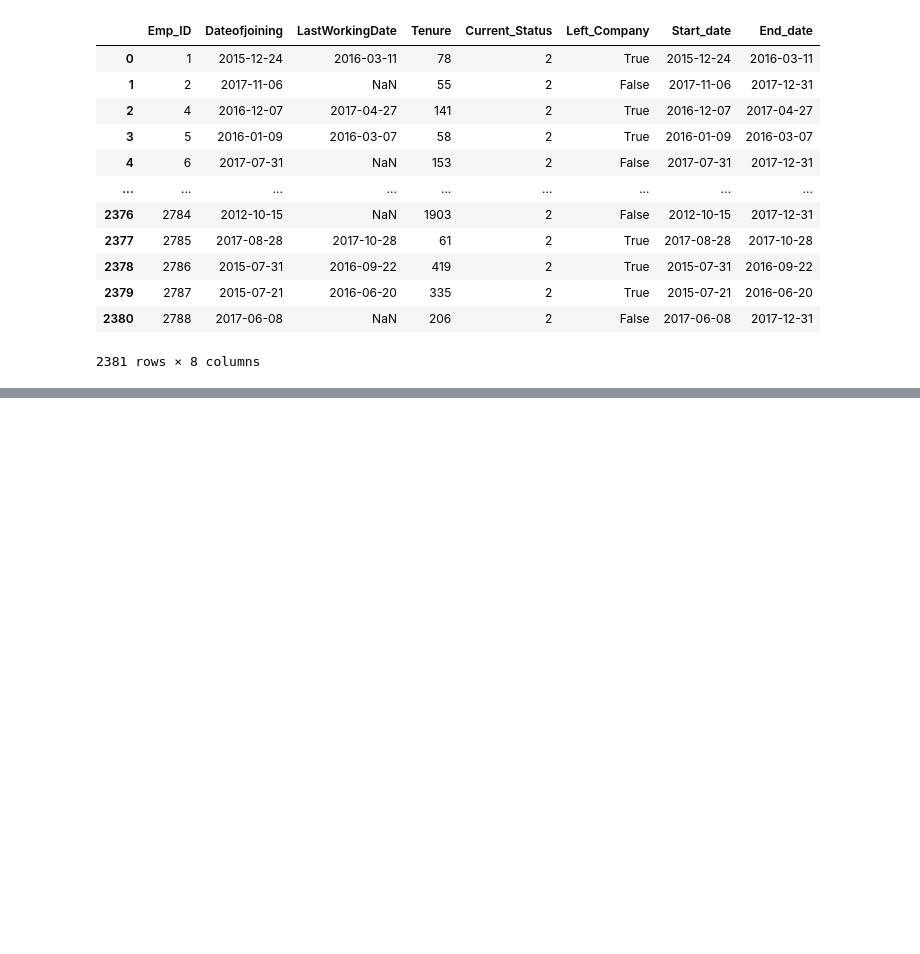
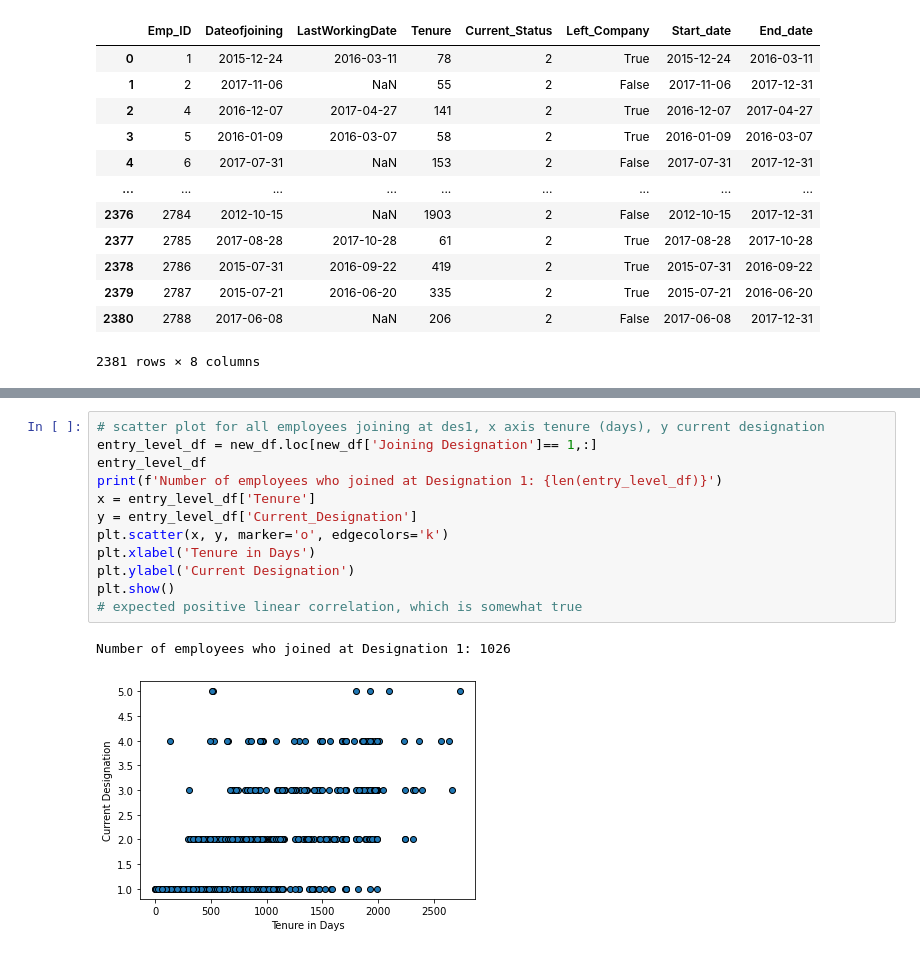
Before and after one commit to shanCH3n/Project1-DAbootcamp-Grp2, a Jupyter notebook: 01_Data/EmployeeAttrition_data_clean.ipynb, the cells around one changed output, grey strips where cells are left out. Saved outputs shown, nothing was run; the diff lists cells and outputs as text; blank space fills up the shorter version.

```diff
--- a/01_Data/EmployeeAttrition_data_clean.ipynb
+++ b/01_Data/EmployeeAttrition_data_clean.ipynb
@@ -240,0 +321,15 @@ new_df
+# %%
+# scatter plot for all employees joining at des1, x axis tenure (days), y current designation
+entry_level_df = new_df.loc[new_df['Joining Designation']== 1,:]
+entry_level_df
+print(f'Number of employees who joined at Designation 1: {len(entry_level_df)}')
+x = entry_level_df['Tenure']
+y = entry_level_df['Current_Designation']
+plt.scatter(x, y, marker='o', edgecolors='k')
+plt.xlabel('Tenure in Days')
+plt.ylabel('Current Designation')
+plt.show()
+# expected positive linear correlation, which is somewhat true
+# %% [output]
+Number of employees who joined at Designation 1: 1026
+[figure, added]
```
Also changed, not shown: parts of 21 cells of this notebook.
